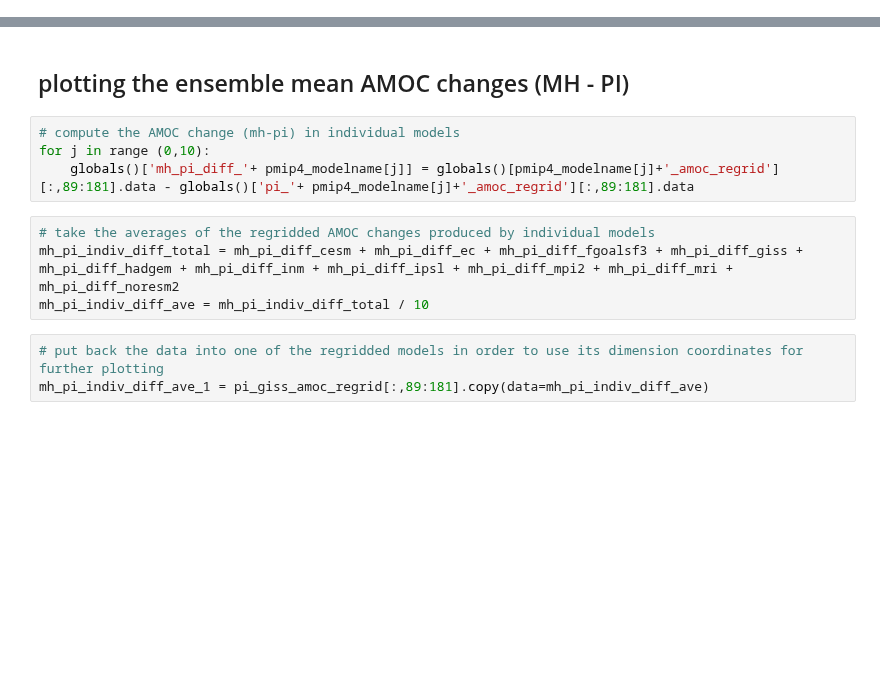
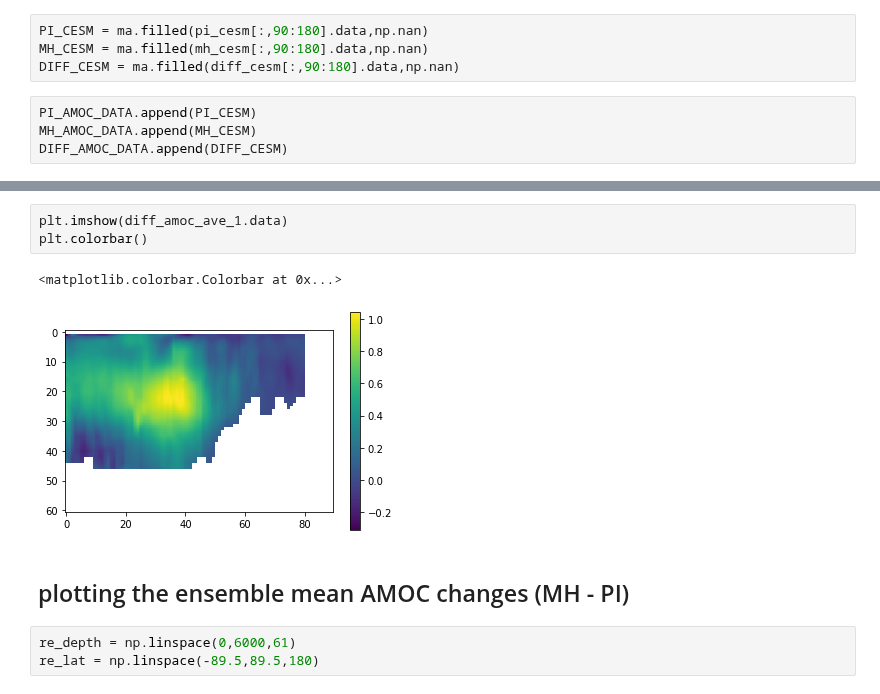
Before and after one commit to pmip4/pmip_p2fvar_analyzer, a Jupyter notebook: notebooks/Ensemble_mean_changes_in_AMOC.ipynb, the cells around one changed output, grey strips where cells are left out. Drawn from its saved outputs; the diff is of its cells as text; blank space fills up the shorter version.

```diff
--- a/notebooks/Ensemble_mean_changes_in_AMOC.ipynb
+++ b/notebooks/Ensemble_mean_changes_in_AMOC.ipynb
@@ -171,0 +222,8 @@ pi_pmip4_amoc_model_ave_1 = pi_giss_amoc_regrid[:,89:181].copy(data=pi_pmip4_amo
+# %%
+PI_CESM = ma.filled(pi_cesm[:,90:180].data,np.nan)
+MH_CESM = ma.filled(mh_cesm[:,90:180].data,np.nan)
+DIFF_CESM = ma.filled(diff_cesm[:,90:180].data,np.nan)
+# %%
+PI_AMOC_DATA.append(PI_CESM)
+MH_AMOC_DATA.append(MH_CESM)
+DIFF_AMOC_DATA.append(DIFF_CESM)
@@ -172,13 +287,11 @@ pi_pmip4_amoc_model_ave_1 = pi_giss_amoc_regrid[:,89:181].copy(data=pi_pmip4_amo
+# %%
+plt.imshow(diff_amoc_ave_1.data)
+plt.colorbar()
+# %% [output]
+<matplotlib.colorbar.Colorbar at 0x...>
+[figure, added]
 # %% [markdown]
 ## plotting the ensemble mean AMOC changes (MH - PI)
-# %%
-# compute the AMOC change (mh-pi) in individual models
-for j in range (0,10):
-    globals()['mh_pi_diff_'+ pmip4_modelname[j]] = globals()[pmip4_modelname[j]+'_amoc_regrid'][:,89:181].data - globals()['pi_'+ pmip4_modelname[j]+'_amoc_regrid'][:,89:181].data
-# %%
-# take the averages of the regridded AMOC changes produced by individual models
-mh_pi_indiv_diff_total = mh_pi_diff_cesm + mh_pi_diff_ec + mh_pi_diff_fgoalsf3 + mh_pi_diff_giss + mh_pi_diff_hadgem + mh_pi_diff_inm + mh_pi_diff_ipsl + mh_pi_diff_mpi2 + mh_pi_diff_mri + mh_pi_diff_noresm2
-mh_pi_indiv_diff_ave = mh_pi_indiv_diff_total / 10
-# %%
-# put back the data into one of the regridded models in order to use its dimension coordinates for further plotting
-mh_pi_indiv_diff_ave_1 = pi_giss_amoc_regrid[:,89:181].copy(data=mh_pi_indiv_diff_ave)
+# %%
+re_depth = np.linspace(0,6000,61)
+re_lat = np.linspace(-89.5,89.5,180)
```
Also changed, not shown: parts of 51 cells of this notebook, 2 other files.
